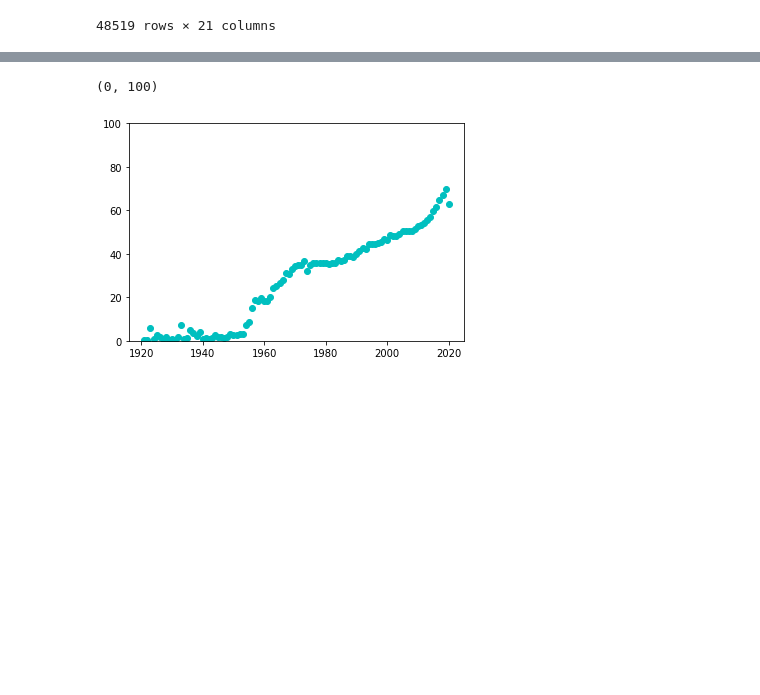
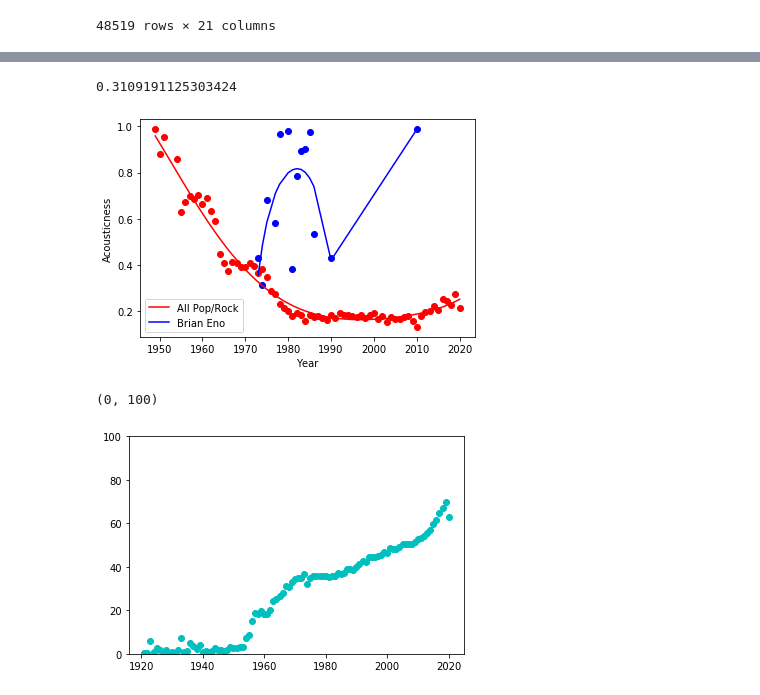
Before and after one commit to Wichaelian/ICM-2021, a Jupyter notebook: 2021_ICM_Problem_D_Data/Bullet 6.ipynb, the cells around one changed output, grey strips where cells are left out. Saved outputs shown, nothing was run; the diff lists cells and outputs as text; code cells hidden in the pictures; blank space fills up the shorter version.

```diff
--- a/2021_ICM_Problem_D_Data/Bullet 6.ipynb
+++ b/2021_ICM_Problem_D_Data/Bullet 6.ipynb
@@ -392,3 +396,8 @@ acousticImportance('The Beatles')
+# %%
+acousticImportance('Brian Eno')
+# %% [output]
+0.3109191125303424
+[figure, added]
 # %%
 # popularity of music over time
 year = years['year']
```
Also changed, not shown: parts of 10 cells of this notebook.
